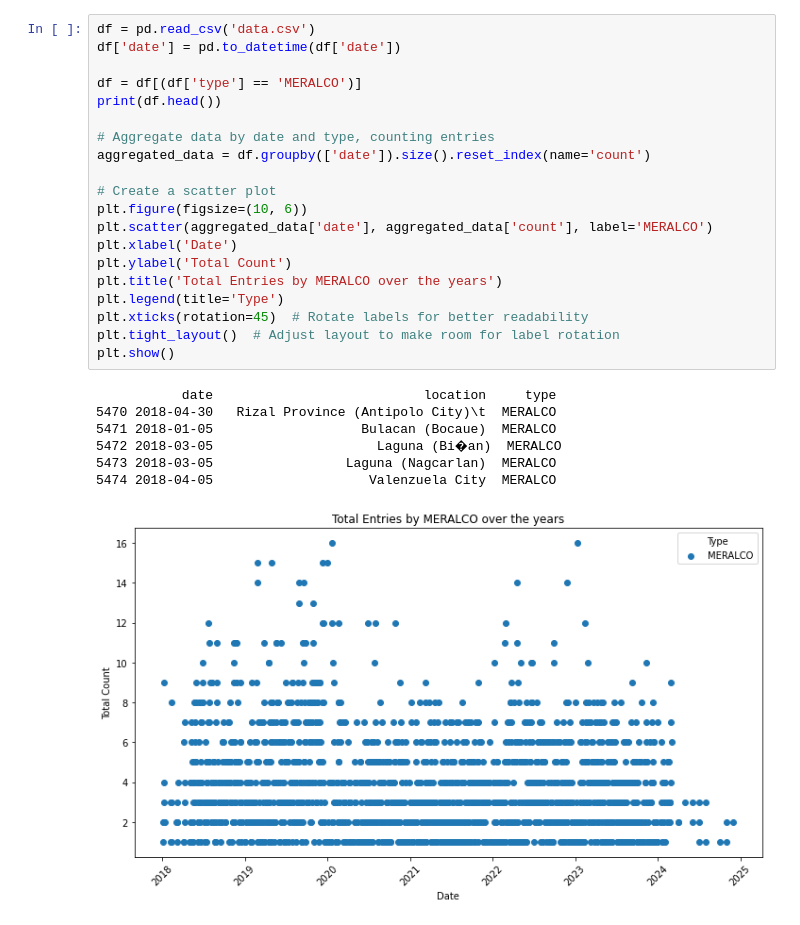
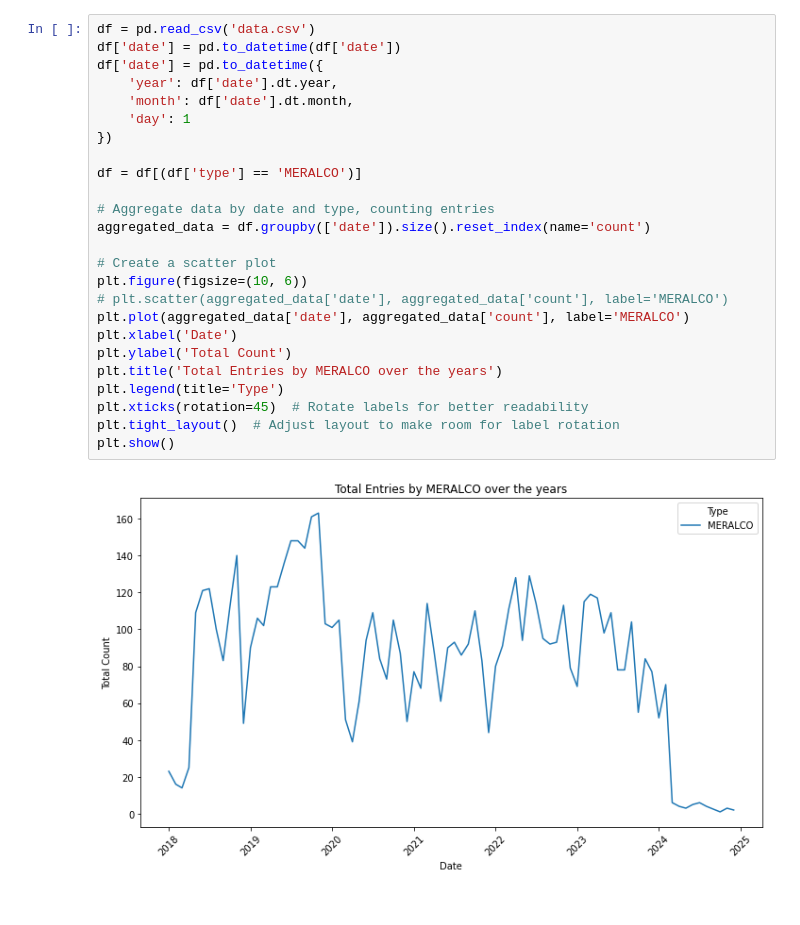
Before and after one commit to smtnhacker/cs132-ph-electric-shortages, a Jupyter notebook: data-gathering/eda.ipynb, the cells around one changed output. Saved outputs shown, nothing was run; the diff lists cells and outputs as text.

Commit message:
chore: replace with line graphs and aggregrate by month

```diff
--- a/data-gathering/eda.ipynb
+++ b/data-gathering/eda.ipynb
@@ -31,31 +37,30 @@ plt.show()
 # %%
 df = pd.read_csv('data.csv')
 df['date'] = pd.to_datetime(df['date'])
+df['date'] = pd.to_datetime({
+    'year': df['date'].dt.year,
+    'month': df['date'].dt.month,
+    'day': 1
+})
 
 df = df[(df['type'] == 'MERALCO')]
-print(df.head())
 
 # Aggregate data by date and type, counting entries
 aggregated_data = df.groupby(['date']).size().reset_index(name='count')
 
 # Create a scatter plot
 plt.figure(figsize=(10, 6))
-plt.scatter(aggregated_data['date'], aggregated_data['count'], label='MERALCO')
+# plt.scatter(aggregated_data['date'], aggregated_data['count'], label='MERALCO')
+plt.plot(aggregated_data['date'], aggregated_data['count'], label='MERALCO')
 plt.xlabel('Date')
 plt.ylabel('Total Count')
 plt.title('Total Entries by MERALCO over the years')
 plt.legend(title='Type')
 plt.xticks(rotation=45)  # Rotate labels for better readability
 plt.tight_layout()  # Adjust layout to make room for label rotation
 plt.show()
 # %% [output]
-           date                           location     type
-5470 2018-04-30   Rizal Province (Antipolo City)\t  MERALCO
-5471 2018-01-05                   Bulacan (Bocaue)  MERALCO
-5472 2018-03-05                     Laguna (Bi�an)  MERALCO
-5473 2018-03-05                 Laguna (Nagcarlan)  MERALCO
-5474 2018-04-05                    Valenzuela City  MERALCO
-[figure, old version]
+[figure, new version]
 # %%
 import matplotlib.pyplot as plt
 import pandas as pd
```
Also changed, not shown: parts of 5 cells of this notebook.
